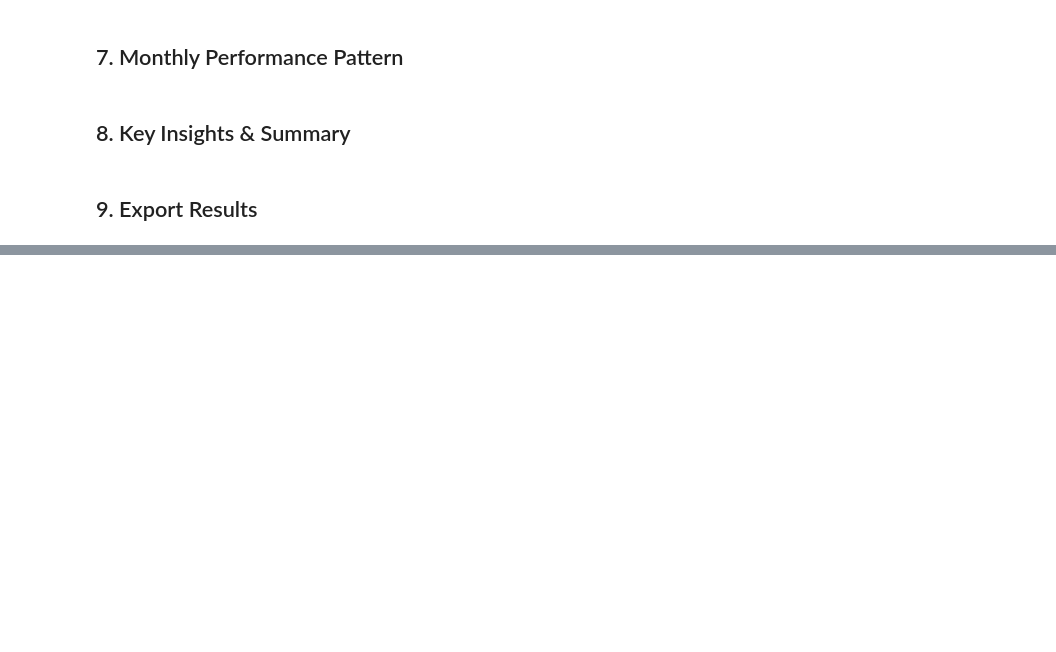
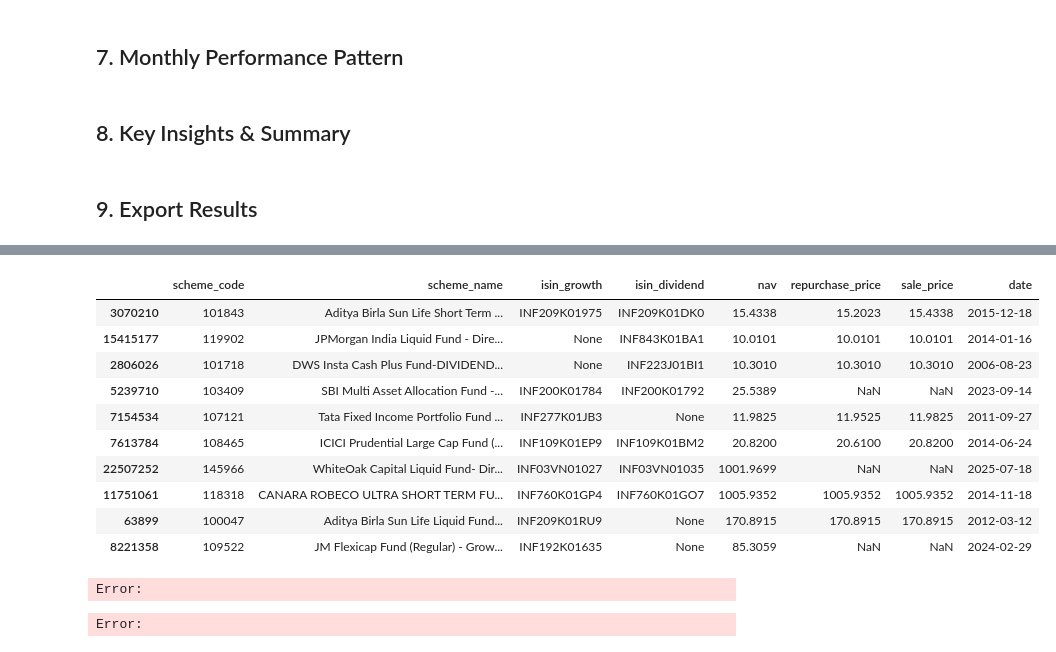
Before and after one commit to raro123/mf_data_pipeline, a Jupyter notebook: notebooks/parag_parikh_flexi_cap_analysis.ipynb, the cells around one changed output, grey strips where cells are left out. Drawn from its saved outputs; the diff is of its cells as text; code cells hidden in the pictures; blank space fills up the shorter version.

```diff
--- a/notebooks/parag_parikh_flexi_cap_analysis.ipynb
+++ b/notebooks/parag_parikh_flexi_cap_analysis.ipynb
@@ -31,13 +31,13 @@ print(f"📅 Analysis date: {datetime.now().strftime('%Y-%m-%d %H:%M')}")
 # %%
 # Load analytical dataset
 print("📂 Loading analytical NAV dataset...")
-df = pd.read_parquet('./data/processed/analytical/nav_daily_data.parquet')
+df = pd.read_parquet('./data/processed/nav_combined/raw_nav_table.parquet')
 
 print(f"✅ Dataset loaded successfully")
 print(f"📊 Shape: {df.shape}")
 print(f"📅 Date range: {df['date'].min().date()} to {df['date'].max().date()}")
 print(f"🏢 Unique schemes: {df['scheme_code'].nunique():,}")
-print(f"🏭 Unique AMCs: {df['amc_name'].nunique():,}")
+#print(f"🏭 Unique AMCs: {df['amc_name'].nunique():,}")
 # %% [output]
 📂 Loading analytical NAV dataset...
 ✅ Dataset loaded successfully
@@ -580,0 +503,14 @@ ppfas_df
+# %%
+df.sample(10)
+# %% [output]
+|  | scheme_code | scheme_name | isin_growth | isin_dividend | nav | repurchase_price | sale_price | date |
+| 3070210 | 101843 | Aditya Birla Sun Life Short Term ... | INF209K01975 | INF209K01DK0 | 15.4338 | 15.2023 | 15.4338 | 2015-12-18 |
+| 15415177 | 119902 | JPMorgan India Liquid Fund - Dire... | None | INF843K01BA1 | 10.0101 | 10.0101 | 10.0101 | 2014-01-16 |
+| 2806026 | 101718 | DWS Insta Cash Plus Fund-DIVIDEND... | None | INF223J01BI1 | 10.3010 | 10.3010 | 10.3010 | 2006-08-23 |
+| 5239710 | 103409 | SBI Multi Asset Allocation Fund -... | INF200K01784 | INF200K01792 | 25.5389 | NaN | NaN | 2023-09-14 |
+| 7154534 | 107121 | Tata Fixed Income Portfolio Fund ... | INF277K01JB3 | None | 11.9825 | 11.9525 | 11.9825 | 2011-09-27 |
+| 7613784 | 108465 | ICICI Prudential Large Cap Fund (... | INF109K01EP9 | INF109K01BM2 | 20.8200 | 20.6100 | 20.8200 | 2014-06-24 |
+| 22507252 | 145966 | WhiteOak Capital Liquid Fund- Dir... | INF03VN01027 | INF03VN01035 | 1001.9699 | NaN | NaN | 2025-07-18 |
+| 11751061 | 118318 | CANARA ROBECO ULTRA SHORT TERM FU... | INF760K01GP4 | INF760K01GO7 | 1005.9352 | 1005.9352 | 1005.9352 | 2014-11-18 |
+| 63899 | 100047 | Aditya Birla Sun Life Liquid Fund... | INF209K01RU9 | None | 170.8915 | 170.8915 | 170.8915 | 2012-03-12 |
+| 8221358 | 109522 | JM Flexicap Fund (Regular) - Grow... | INF192K01635 | None | 85.3059 | NaN | NaN | 2024-02-29 |
@@ -580,0 +523,10 @@ ppfas_df
+# %%
+nav_df.join(meta_df, condition='scheme_code', how='inner').to_df()
+# %% [output]
+Error:
+# %%
+nav_df = (nav_df
+ .merge(meta_df.query('(scheme_type=="Open Ended")&(is_growth_plan)').drop(columns=['minimum_amount','closure_date']), on='scheme_code', how='inner')
+)
+# %% [output]
+Error:
```
Also changed, not shown: parts of 12 cells of this notebook, 13 other files.
